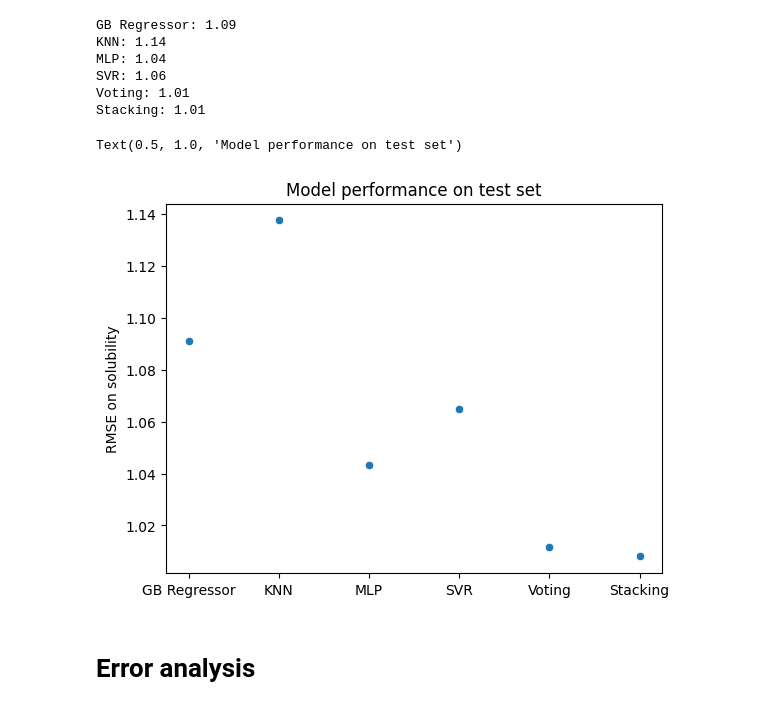
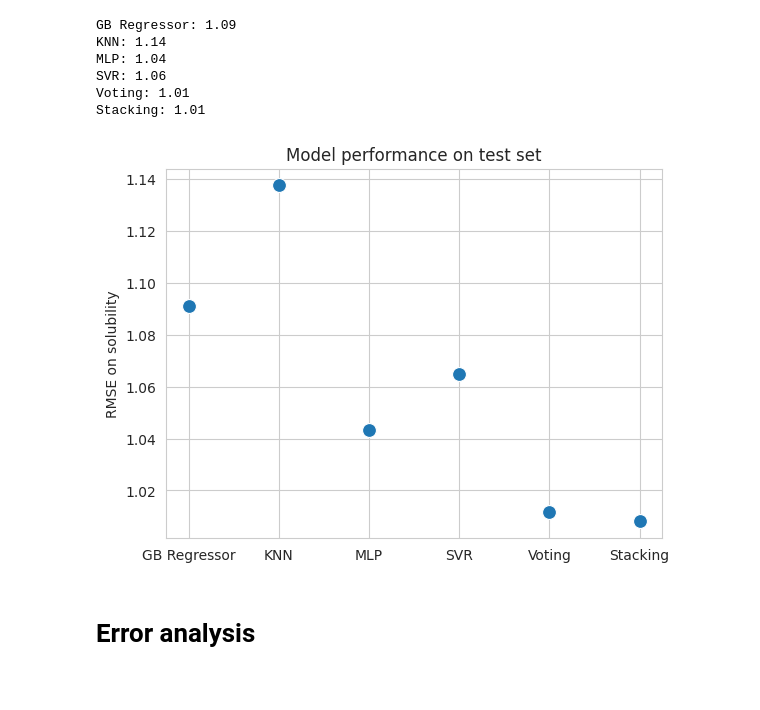
Before and after one commit to ManuelGehl/molecule_solubility, a Jupyter notebook: scripts/Model_building.ipynb, the cells around one changed output. Drawn from its saved outputs; the diff is of its cells as text; code cells hidden in the pictures.

```diff
--- a/scripts/Model_building.ipynb
+++ b/scripts/Model_building.ipynb
@@ -430,12 +430,13 @@ Voting: 1.01
 Stacking: 1.01
 # %%
 # Plot results
-sns.scatterplot(data=model_results)
+sns.set_style("whitegrid")
+sns.scatterplot(data=model_results, s=100, )
 plt.ylabel("RMSE on solubility")
 plt.title("Model performance on test set")
+plt.show()
 # %% [output]
-Text(0.5, 1.0, 'Model performance on test set')
-[figure, old version]
+[figure, new version]
 # %% [markdown]
 # Error analysis
 # %%
```
Also changed, not shown: parts of 4 cells of this notebook.
